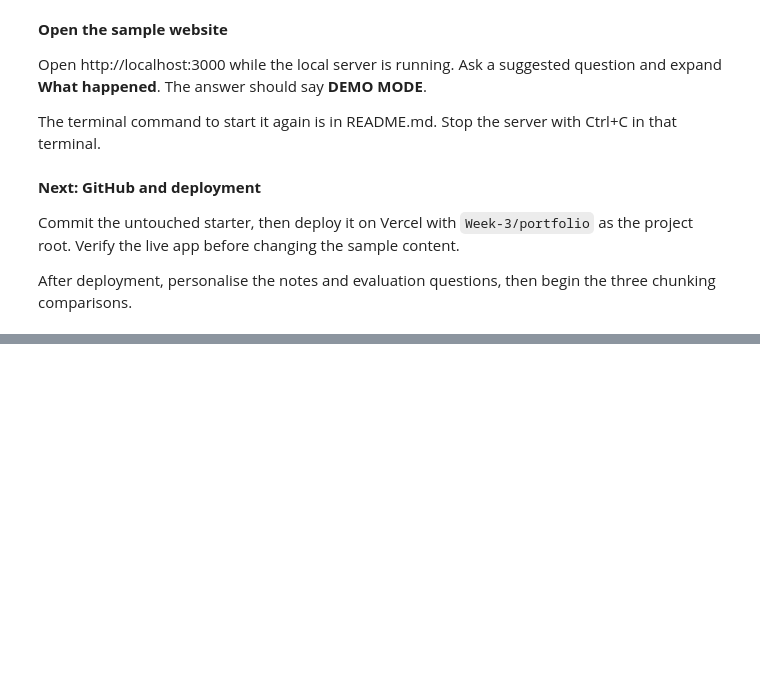
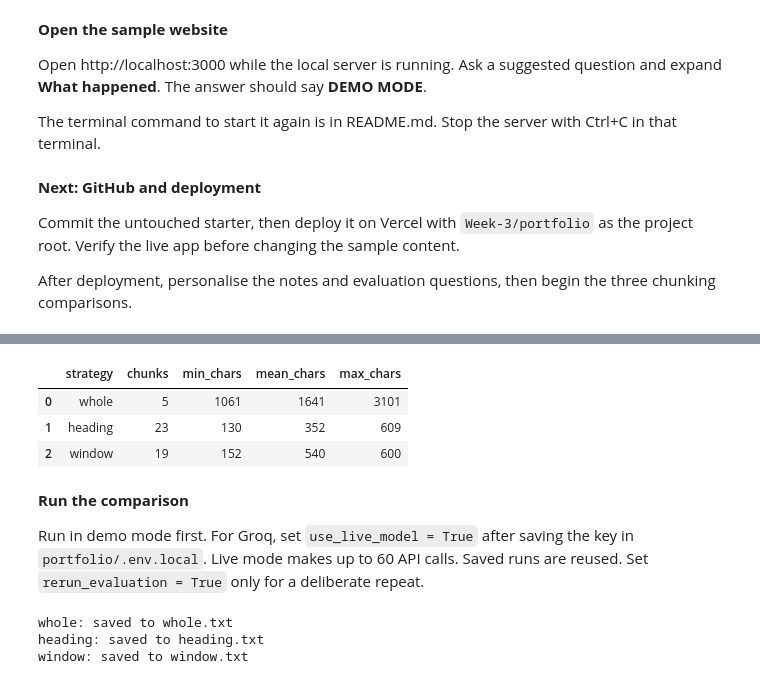
Before and after one commit to ahthini/Ahthini-LSA-AI-ML, a Jupyter notebook: Week-3/week3.ipynb, the cells around one changed output, grey strips where cells are left out. Saved outputs shown, nothing was run; the diff lists cells and outputs as text; code cells hidden in the pictures; blank space fills up the shorter version.

```diff
--- a/Week-3/week3.ipynb
+++ b/Week-3/week3.ipynb
@@ -80,0 +134,74 @@ After deployment, personalise the notes and evaluation questions, then begin the
+# %%
+#save each strategy separately, leaving the website chunks unchanged
+chunk_dir = results_dir / "task5_chunks"
+chunk_dir.mkdir(exist_ok=True)
+strategies = ["whole", "heading", "window"]
+chunk_rows = []
+for strategy in strategies:
+    destination = chunk_dir / f"{strategy}.json"
+    result = subprocess.run([sys.executable, "prep/prep.py", strategy, "--with-faq",
+                             "-o", str(destination.resolve())], cwd=app_dir,
+                            capture_output=True, text=True, check=True)
+    doc = json.loads(destination.read_text())
+    sizes = [chunk["chars"] for chunk in doc["chunks"]]
+    chunk_rows.append({"strategy": strategy, "chunks": len(sizes),
+                       "min_chars": min(sizes), "mean_chars": round(sum(sizes) / len(sizes)),
+                       "max_chars": max(sizes)})
+chunk_shapes = pd.DataFrame(chunk_rows)
+display(chunk_shapes)
+# %% [output]
+|  | strategy | chunks | min_chars | mean_chars | max_chars |
+| 0 | whole | 5 | 1061 | 1641 | 3101 |
+| 1 | heading | 23 | 130 | 352 | 609 |
+| 2 | window | 19 | 152 | 540 | 600 |
+# %% [markdown]
+**Run the comparison**
+
+Run in demo mode first. For Groq, set `use_live_model = True` after saving the key in `portfolio/.env.local`. Live mode makes up to 60 API calls. Saved runs are reused. Set `rerun_evaluation = True` only for a deliberate repeat.
+# %%
+use_live_model = True
+rerun_evaluation = False
+mode = "groq" if use_live_model else "demo"
+run_dir = results_dir / f"task5_{mode}_paced"
+run_dir.mkdir(exist_ok=True)
+env = os.environ.copy()
+env.pop("GROQ_API_KEY", None)
+node_options = []
+if use_live_model:
+    assert (app_dir / ".env.local").exists(), "save GROQ_API_KEY in portfolio/.env.local first"
+    node_options = ["--env-file=.env.local"]
+
+#fingerprint the experiment so changed inputs cannot reuse old scores
+inputs = [app_dir / "questions.json", app_dir / "config.js", app_dir / "tests/run_eval.js",
+          app_dir / "api/chat.js", app_dir / "lib/retrieve.js", app_dir / "lib/guard.js",
+          *sorted((app_dir / "content").glob("*.md"))]
+fingerprint = hashlib.sha256(b"".join(path.read_bytes() for path in inputs)).hexdigest()
+manifest_path = run_dir / "manifest.json"
+if manifest_path.exists() and not rerun_evaluation:
+    assert json.loads(manifest_path.read_text())["fingerprint"] == fingerprint, \
+        "inputs changed: archive the old results, then set rerun_evaluation = True"
+else:
+    manifest_path.write_text(json.dumps({"mode": mode, "fingerprint": fingerprint,
+                                       "primary_metric": "graded_accuracy"}, indent=2))
+
+for strategy in strategies:
+    log_path = run_dir / f"{strategy}.txt"
+    if log_path.exists() and not rerun_evaluation:
+        print(f"{strategy}: using saved results")
+        continue
+    result = subprocess.run([node, *node_options, "tests/run_eval.js", "--chunks",
+                             str((chunk_dir / f"{strategy}.json").resolve()),
+                             "--details", str((run_dir / f"{strategy}_details.json").resolve())], cwd=app_dir,
+                            env=env, capture_output=True, text=True)
+    output = result.stdout + result.stderr
+    if result.returncode != 0:
+        (run_dir / f"{strategy}_incomplete.txt").write_text(output)
+    assert result.returncode == 0, f"{strategy} failed: {output[-1500:]}"
+    if use_live_model:
+        assert "set, live model" in output, "no key loaded: this was a demo run, not a live score"
+    log_path.write_text(output)
+    print(f"{strategy}: saved to {log_path.name}")
+# %% [output]
+whole: saved to whole.txt
+heading: saved to heading.txt
+window: saved to window.txt
```
Also changed, not shown: parts of 25 cells of this notebook, 46 other files.
